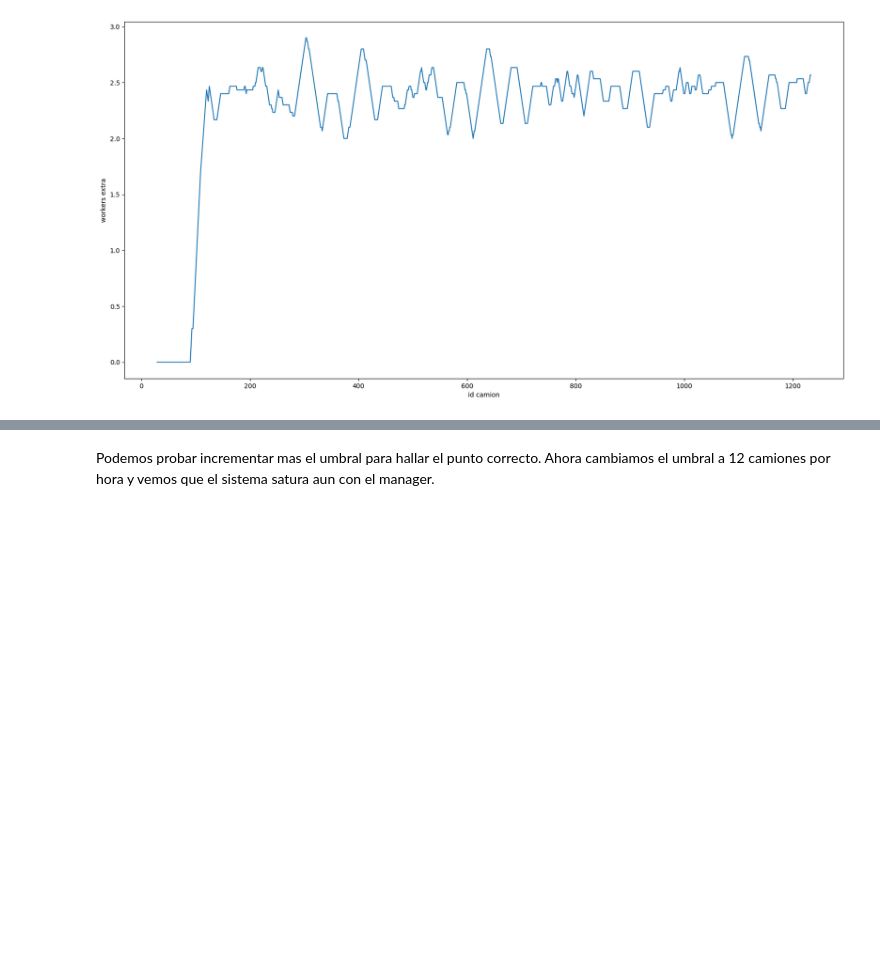
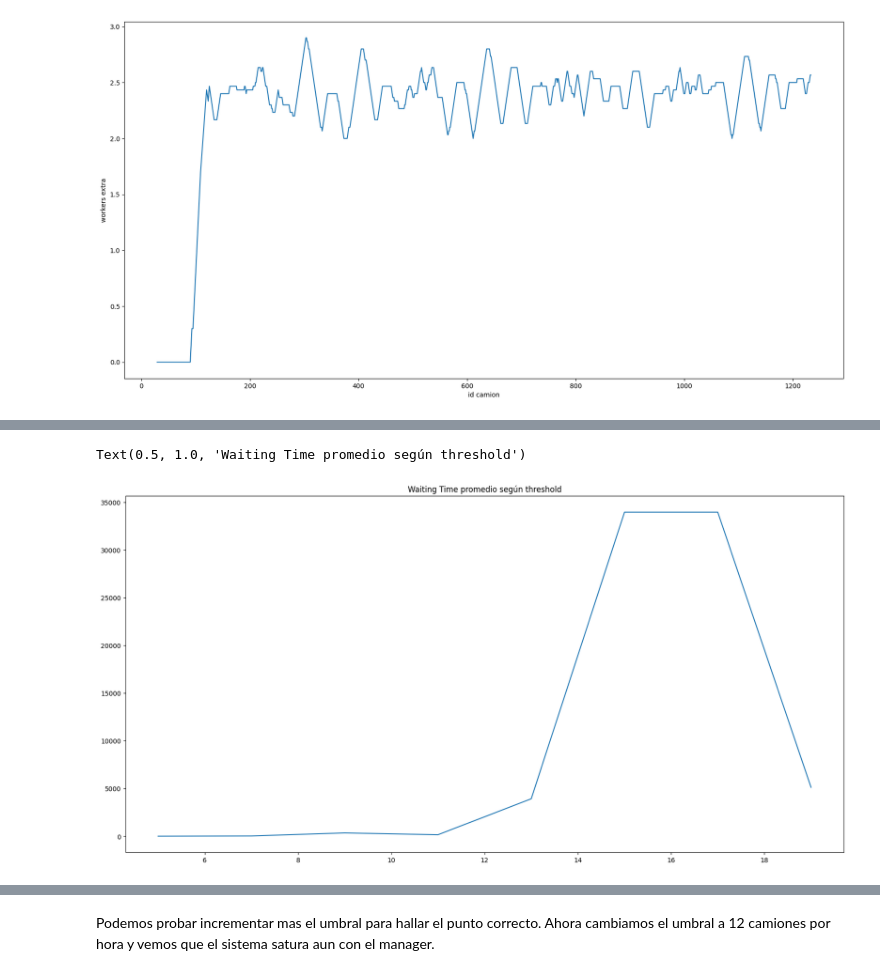
Before and after one commit to mcarreiro/dc-sed-tp1-2022, a Jupyter notebook: notebooks/inbound.ipynb, the cells around one changed output, grey strips where cells are left out. Drawn from its saved outputs; the diff is of its cells as text; code cells hidden in the pictures; blank space fills up the shorter version.

```diff
--- a/notebooks/inbound.ipynb
+++ b/notebooks/inbound.ipynb
@@ -518 +442,11 @@ plt.show()
+# %%
+data = []
+for trheshold, df in dfs:
+    data.append((trheshold, df['waiting_time'].mean()))
+
+plt.plot(*zip(*data))
+plt.title('Waiting Time promedio según threshold')
+# %% [output]
+Text(0.5, 1.0, 'Waiting Time promedio según threshold')
+[figure, added]
 # %% [markdown]
```
Also changed, not shown: parts of 12 cells of this notebook, 1 other file.
